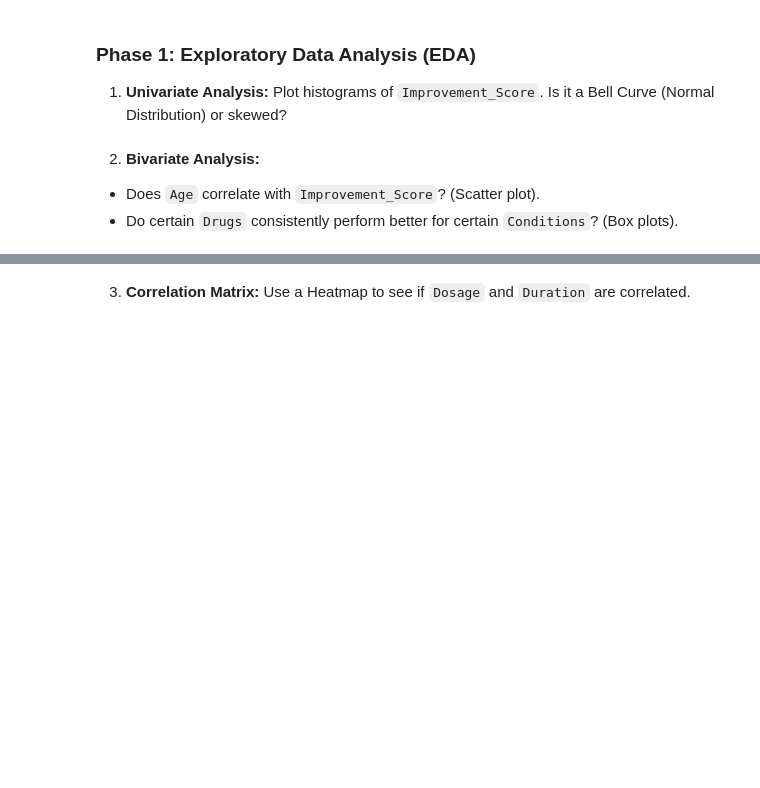
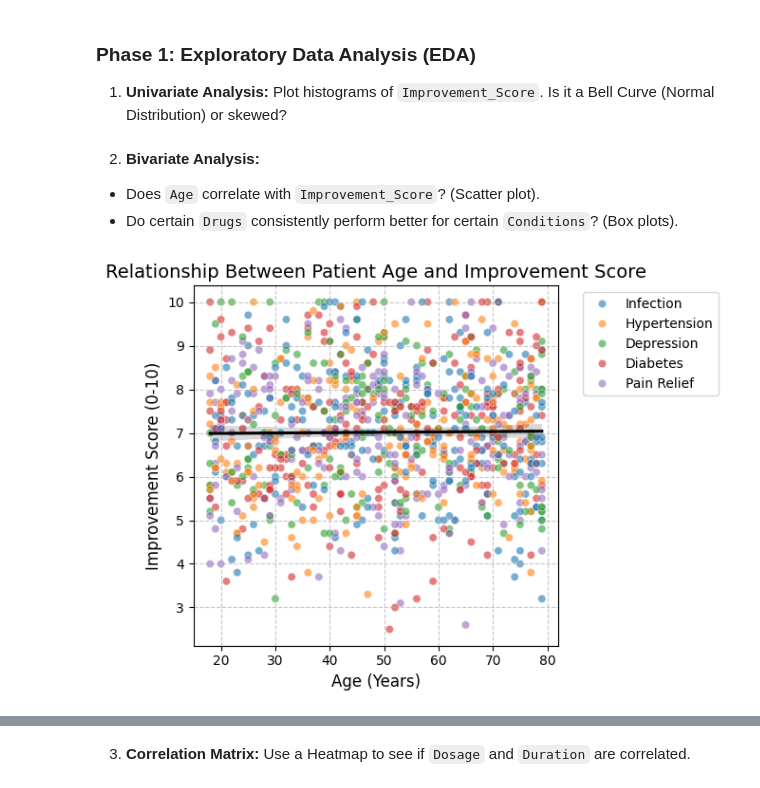
Before and after one commit to makinaro/Treatment-Efficacy-Prediction, a Jupyter notebook: treatment-efficacy-prediction.ipynb, the cells around one changed output, grey strips where cells are left out. Cells and saved outputs as stored; diff of their text form; code cells hidden in the pictures; blank space fills up the shorter version.

Commit message:
Age and Improvement score correlation scatter plot with inference

```diff
--- a/treatment-efficacy-prediction.ipynb
+++ b/treatment-efficacy-prediction.ipynb
@@ -45,6 +45,18 @@ df.head(10)
 * Do certain `Drugs` consistently perform better for certain `Conditions`? (Box plots).
 # %%
 # Scatter plot
+sns.scatterplot(data=df, x='Age', y='Improvement_Score', hue='Condition', alpha=0.6)
+sns.regplot(data=df, x='Age', y='Improvement_Score', scatter=False, color='black')  #Regression Line
 
+# Scatter plot titles and labels
+plt.title('Relationship Between Patient Age and Improvement Score', fontsize=14)
+plt.xlabel('Age (Years)', fontsize=12)
+plt.ylabel('Improvement Score (0-10)', fontsize=12)
+plt.legend(bbox_to_anchor=(1.05, 1), loc='upper left') # Moves legend outside to keep plot clean
+plt.grid(True, linestyle='--', alpha=0.7)
 
-# Box plots
+# Show the plot
+plt.tight_layout()
+plt.show()
+# %% [output]
+[figure, added]
```
Also changed, not shown: parts of 2 cells of this notebook.
